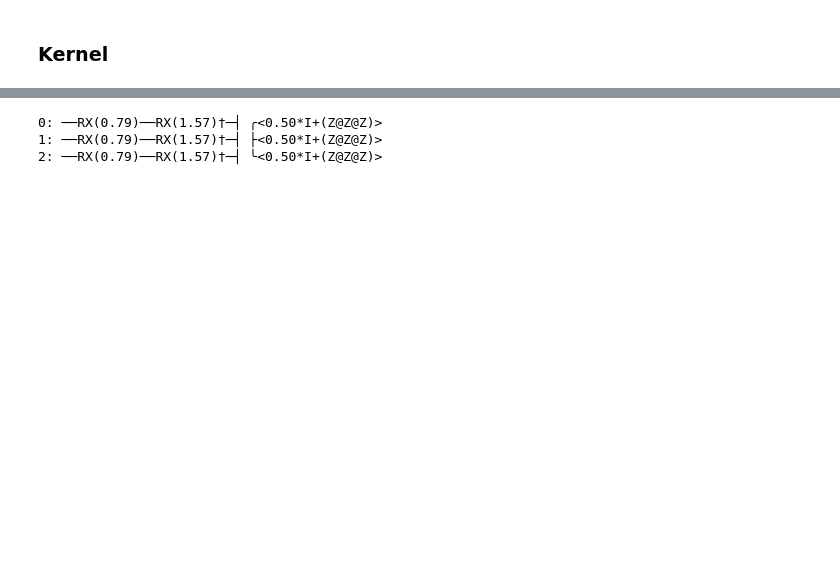
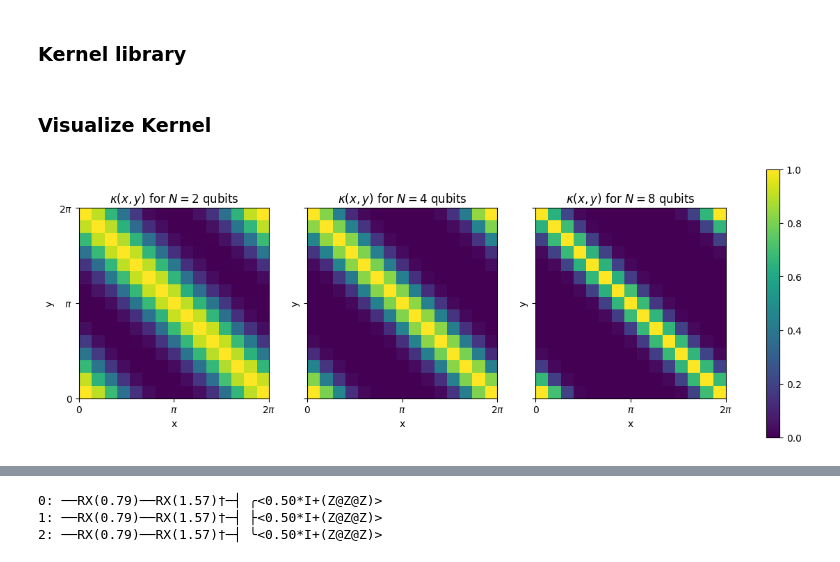
Before and after one commit to LeonardEyer/QKM, a Jupyter notebook: QKM.ipynb, the cells around one changed output, grey strips where cells are left out. Cells and saved outputs as stored; diff of their text form; code cells hidden in the pictures; blank space fills up the shorter version.

```diff
--- a/QKM.ipynb
+++ b/QKM.ipynb
@@ -18,2 +58,2 @@ def L(data):
 # %% [markdown]
-### Kernel
+### Kernel library
@@ -19,0 +115,26 @@ def L(data):
+# %% [markdown]
+### Visualize Kernel
+# %%
+def kernel_subplot(ax, k, N, grid_res=15):
+    xs = np.linspace(0, 2*np.pi, grid_res)
+    KK = np.array([[k(x, y) for x in xs] for y in xs])
+
+    ax.set_title(rf"$\kappa(x, y)$ for $N={N}$ qubits")
+    ax.imshow(KK, extent=(0, 2*np.pi, 0, 2*np.pi))
+    ax.set_xlabel("x")
+    ax.set_ylabel("y")
+    ax.set_xticks([0, np.pi, 2*np.pi], ["0", r"$\pi$", r"$2\pi$"])
+    ax.set_yticks([0, np.pi, 2*np.pi], ["0", r"$\pi$", r"$2\pi$"])
+# %%
+fig, axs = plt.subplots(1, 3, figsize=(15, 5), sharex=True, sharey=True)
+k = K_simple_RX(2)
+kernel_subplot(axs[0], k, 2)
+k = K_simple_RX(4)
+kernel_subplot(axs[1], k, 4)
+k = K_simple_RX(8)
+kernel_subplot(axs[2], k, 8)
+# colorbar
+fig.colorbar(axs[2].images[0], ax=axs, orientation="vertical")
+plt.show()
+# %% [output]
+[figure, added]
```
Also changed, not shown: parts of 21 cells of this notebook.
